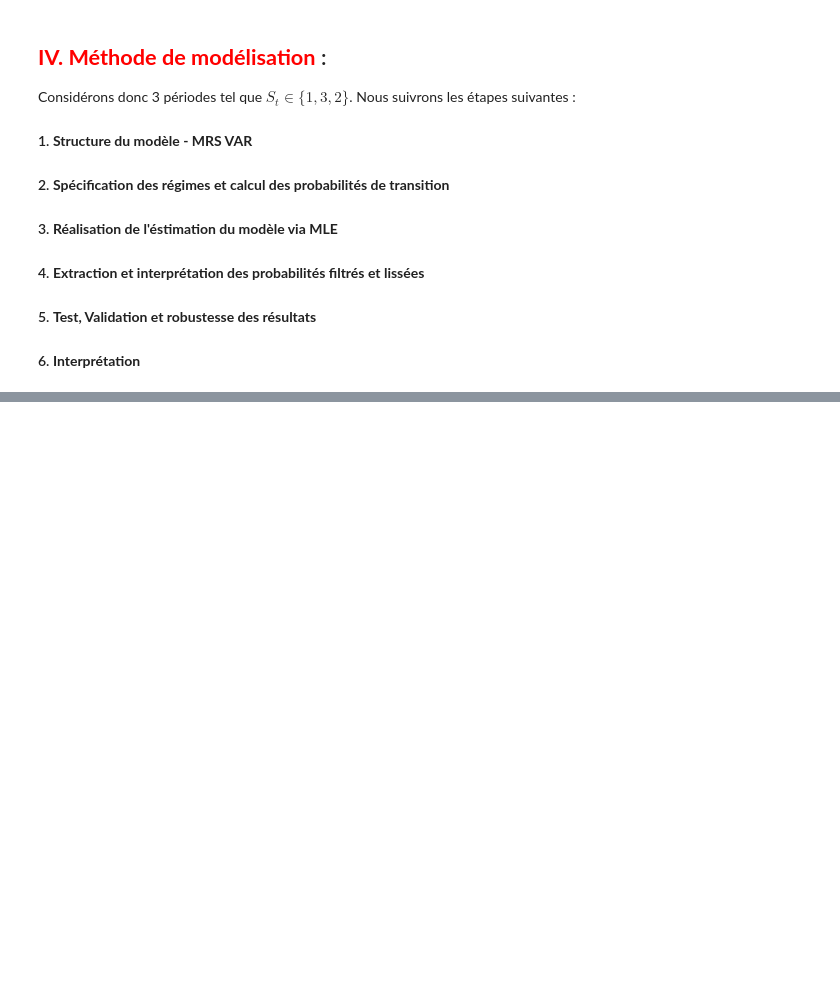
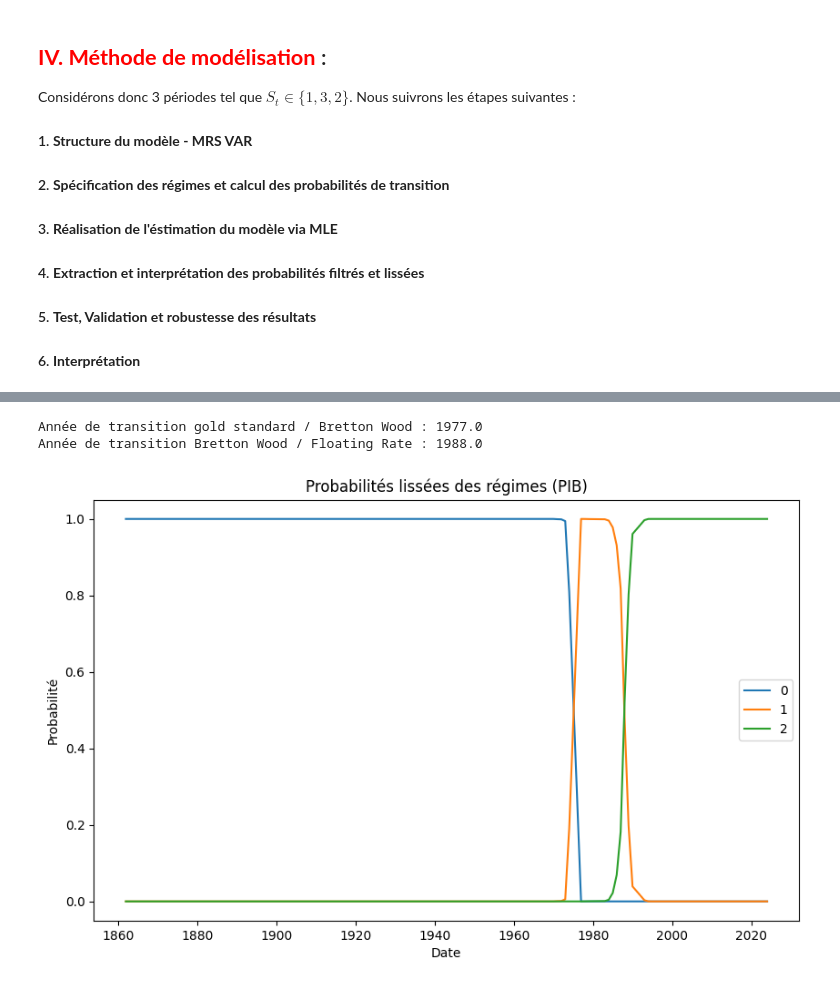
Before and after one commit to TimmGRT/Monetary-Policy-UK-1870-2025, a Jupyter notebook: CODE_ZONE/timeo_code/timeo_code_markov.ipynb, the cells around one changed output, grey strips where cells are left out. Saved outputs shown, nothing was run; the diff lists cells and outputs as text; code cells hidden in the pictures; blank space fills up the shorter version.

Commit message:
markov models

```diff
--- a/CODE_ZONE/timeo_code/timeo_code_markov.ipynb
+++ b/CODE_ZONE/timeo_code/timeo_code_markov.ipynb
@@ -167,0 +184,7 @@ $
+# %%
+# Download
+from DATALAKE.data import *
+import statsmodels.api as sm
+from statsmodels.tsa.regime_switching.markov_regression import MarkovRegression
+import matplotlib.pyplot as plt
+data = import_parquet('main_detrended')
@@ -167,0 +201,34 @@ $
+# %%
+# Prepa des vecteurs
+data.set_index('year', inplace = True)
+y = data['gdp_nominal']
+e = data['taux_changes']
+pi = data['cpi']
+i = data['taux_directeur']
+# %%
+### MARKOV POUR LE PIB
+markov_pib = MarkovRegression(y, k_regimes = 3, exog = i, switching_variance = True)
+
+# Estimationd du MLE
+result_pib = markov_pib.fit()
+# print(result_pib.summary())
+
+# # Matrice de transition
+# print(result_pib.transition_matrix)
+
+# Probbailités smoothés
+probs = result_pib.smoothed_marginal_probabilities
+
+print(f"Année de transition gold standard -> Bretton Wood : {probs.index[probs[0] < probs[1]].min()}")
+print(f"Année de transition Bretton Wood -> Floating Rate : {probs.index[(probs.index > 1900.0) & (probs[1] < probs[2])].min()}")
+
+#Plot des résultats des probabilités lissés
+probs.plot(figsize=(10,6))
+plt.title("Probabilités lissées des régimes (PIB)")
+plt.xlabel("Date")
+plt.ylabel("Probabilité")
+plt.show()
+# %% [output]
+Année de transition gold standard / Bretton Wood : 1977.0
+Année de transition Bretton Wood / Floating Rate : 1988.0
+[figure, added]
```
Also changed, not shown: parts of 7 cells of this notebook.
